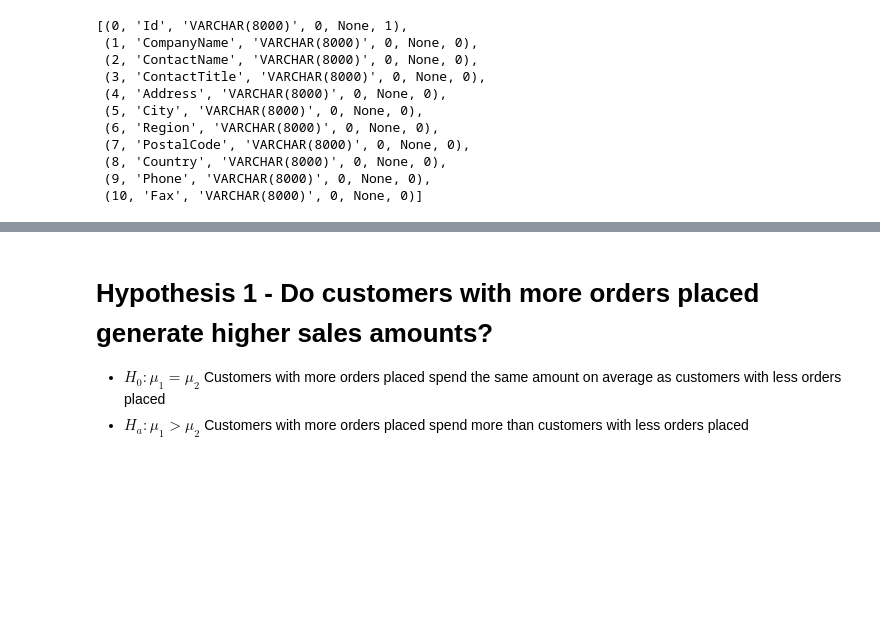
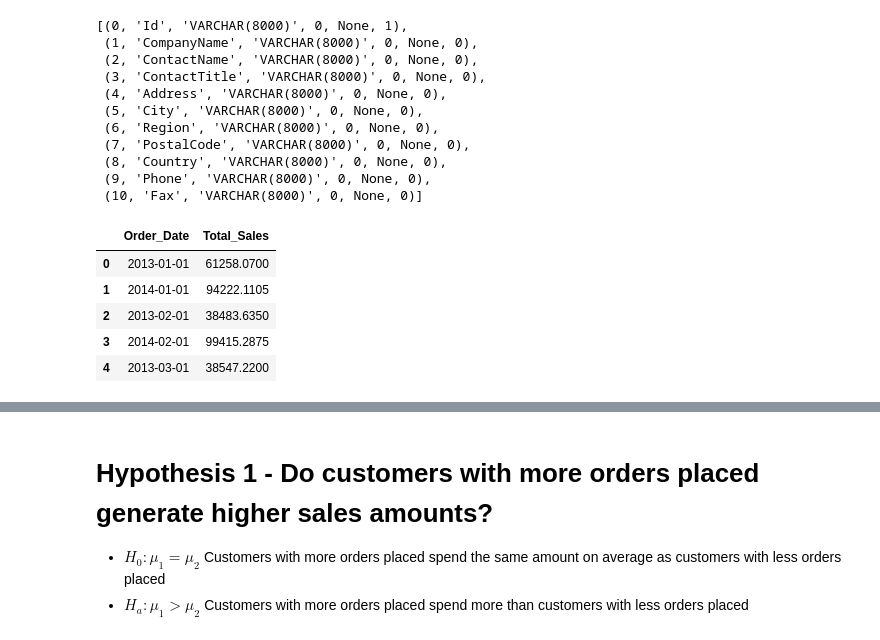
Before and after one commit to Francismorales/dsc-mod-3-project-online-ds-pt-061019, a Jupyter notebook: Project2-Northwind_Hypothesis_Testing.ipynb, the cells around one changed output, grey strips where cells are left out. Saved outputs shown, nothing was run; the diff lists cells and outputs as text; code cells hidden in the pictures; blank space fills up the shorter version.

```diff
--- a/Project2-Northwind_Hypothesis_Testing.ipynb
+++ b/Project2-Northwind_Hypothesis_Testing.ipynb
@@ -69,0 +80,9 @@ c.fetchall()
+# %%
+dataSalesoverTime.head()
+# %% [output]
+|  | Order_Date | Total_Sales |
+| 0 | 2013-01-01 | 61258.0700 |
+| 1 | 2014-01-01 | 94222.1105 |
+| 2 | 2013-02-01 | 38483.6350 |
+| 3 | 2014-02-01 | 99415.2875 |
+| 4 | 2013-03-01 | 38547.2200 |
```
Also changed, not shown: parts of 9 cells of this notebook.
